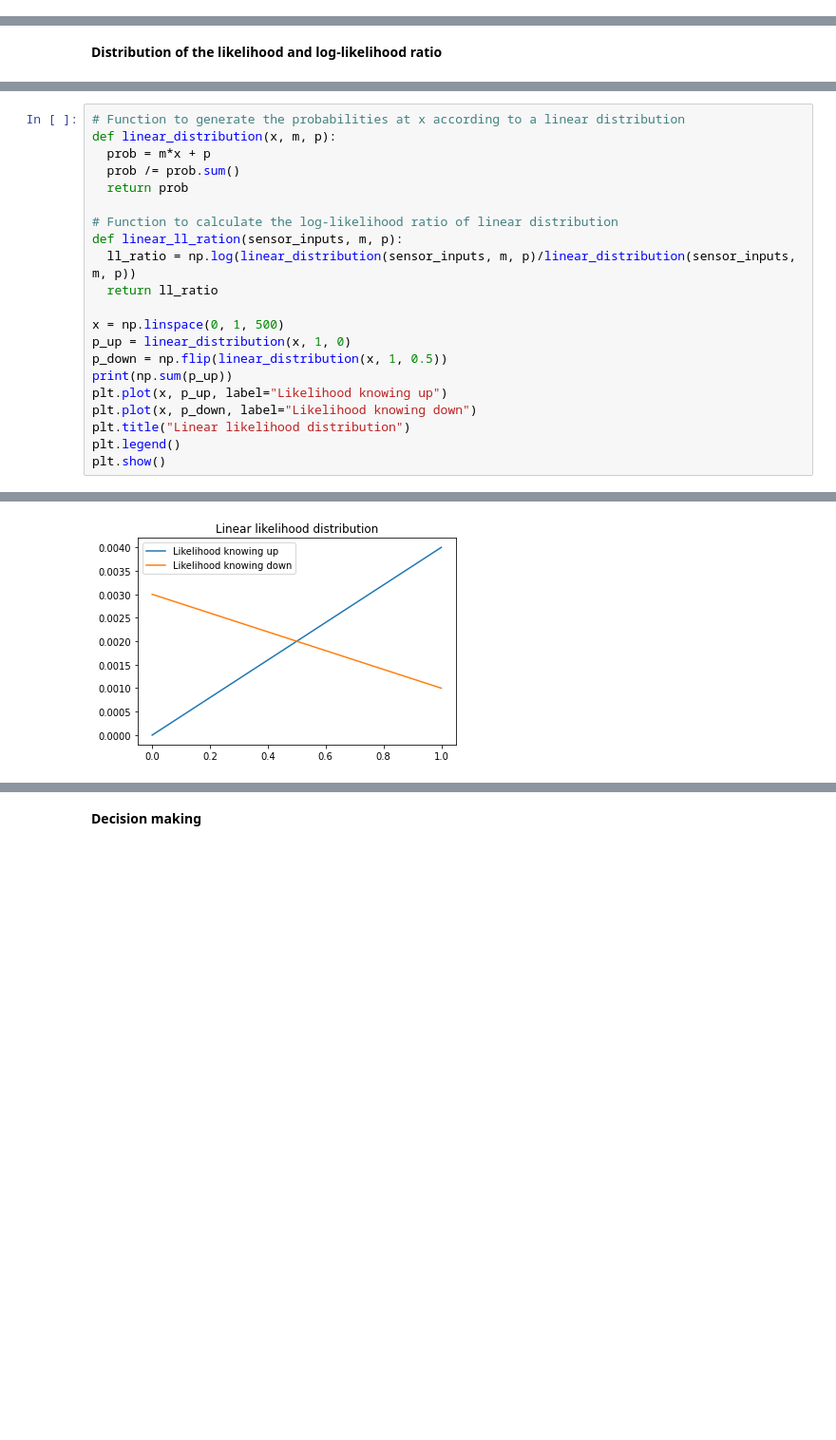
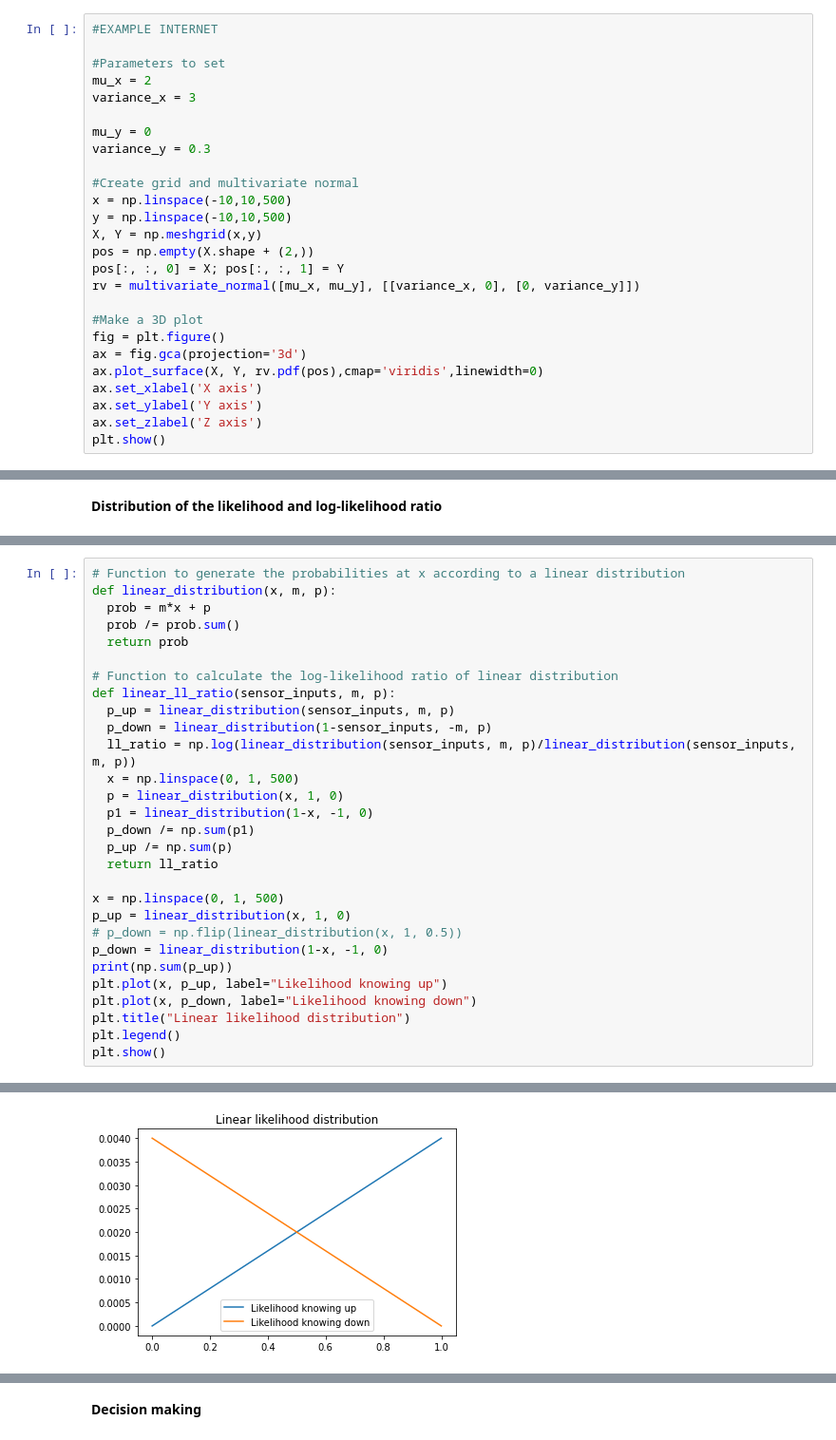
Before and after one commit to Leo166/gbio_project, a Jupyter notebook: Projet_gbio.ipynb, the cells around one changed output, grey strips where cells are left out. Shown at 95% size. Cells and saved outputs as stored; diff of their text form; blank space fills up the shorter version.

```diff
--- a/Projet_gbio.ipynb
+++ b/Projet_gbio.ipynb
@@ -41,3 +45,29 @@ plt.legend()
 plt.show()
 # %% [output]
 [figure]
+# %%
+#EXAMPLE INTERNET
+
+#Parameters to set
+mu_x = 2
+variance_x = 3
+
+mu_y = 0
+variance_y = 0.3
+
+#Create grid and multivariate normal
+x = np.linspace(-10,10,500)
+y = np.linspace(-10,10,500)
+X, Y = np.meshgrid(x,y)
+pos = np.empty(X.shape + (2,))
+pos[:, :, 0] = X; pos[:, :, 1] = Y
+rv = multivariate_normal([mu_x, mu_y], [[variance_x, 0], [0, variance_y]])
+
+#Make a 3D plot
+fig = plt.figure()
+ax = fig.gca(projection='3d')
+ax.plot_surface(X, Y, rv.pdf(pos),cmap='viridis',linewidth=0)
+ax.set_xlabel('X axis')
+ax.set_ylabel('Y axis')
+ax.set_zlabel('Z axis')
+plt.show()
@@ -89,27 +107,35 @@ plt.show()
 # %%
 # Function to generate the probabilities at x according to a linear distribution
 def linear_distribution(x, m, p):
   prob = m*x + p
   prob /= prob.sum()
   return prob
 
 # Function to calculate the log-likelihood ratio of linear distribution
-def linear_ll_ration(sensor_inputs, m, p):
+def linear_ll_ratio(sensor_inputs, m, p):
+  p_up = linear_distribution(sensor_inputs, m, p)
+  p_down = linear_distribution(1-sensor_inputs, -m, p)
   ll_ratio = np.log(linear_distribution(sensor_inputs, m, p)/linear_distribution(sensor_inputs, m, p))
+  x = np.linspace(0, 1, 500)
+  p = linear_distribution(x, 1, 0)
+  p1 = linear_distribution(1-x, -1, 0)
+  p_down /= np.sum(p1)
+  p_up /= np.sum(p)
   return ll_ratio
 
 x = np.linspace(0, 1, 500)
 p_up = linear_distribution(x, 1, 0)
-p_down = np.flip(linear_distribution(x, 1, 0.5))
+# p_down = np.flip(linear_distribution(x, 1, 0.5))
+p_down = linear_distribution(1-x, -1, 0)
 print(np.sum(p_up))
 plt.plot(x, p_up, label="Likelihood knowing up")
 plt.plot(x, p_down, label="Likelihood knowing down")
 plt.title("Linear likelihood distribution")
 plt.legend()
 plt.show()
 # %% [output]
 1.0
-[figure, old version]
+[figure, new version]
 # %%
 # Function to generate the probabilities at x according to a sigmoid distribution
 def sigmoid_distribution(x, mu, s):
```
Also changed, not shown: parts of 27 cells of this notebook.
